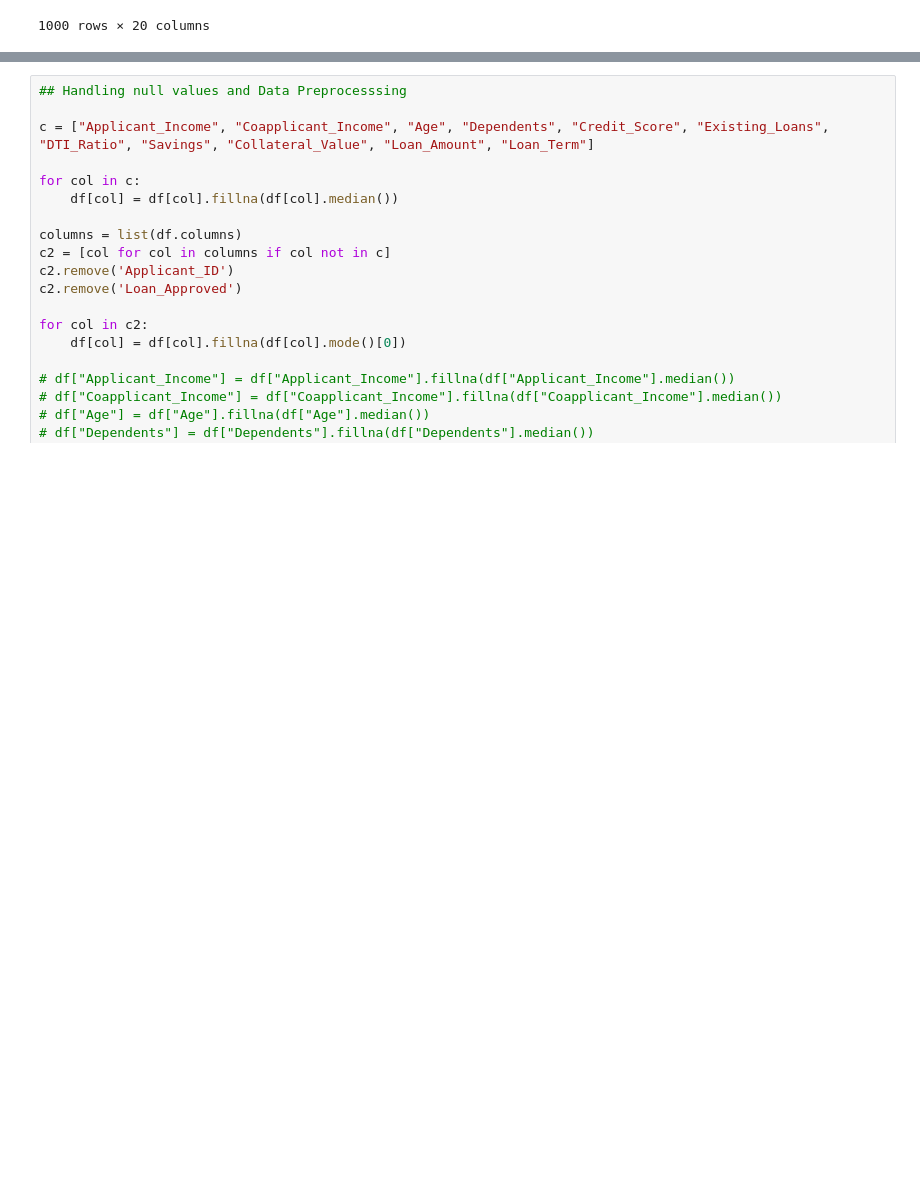
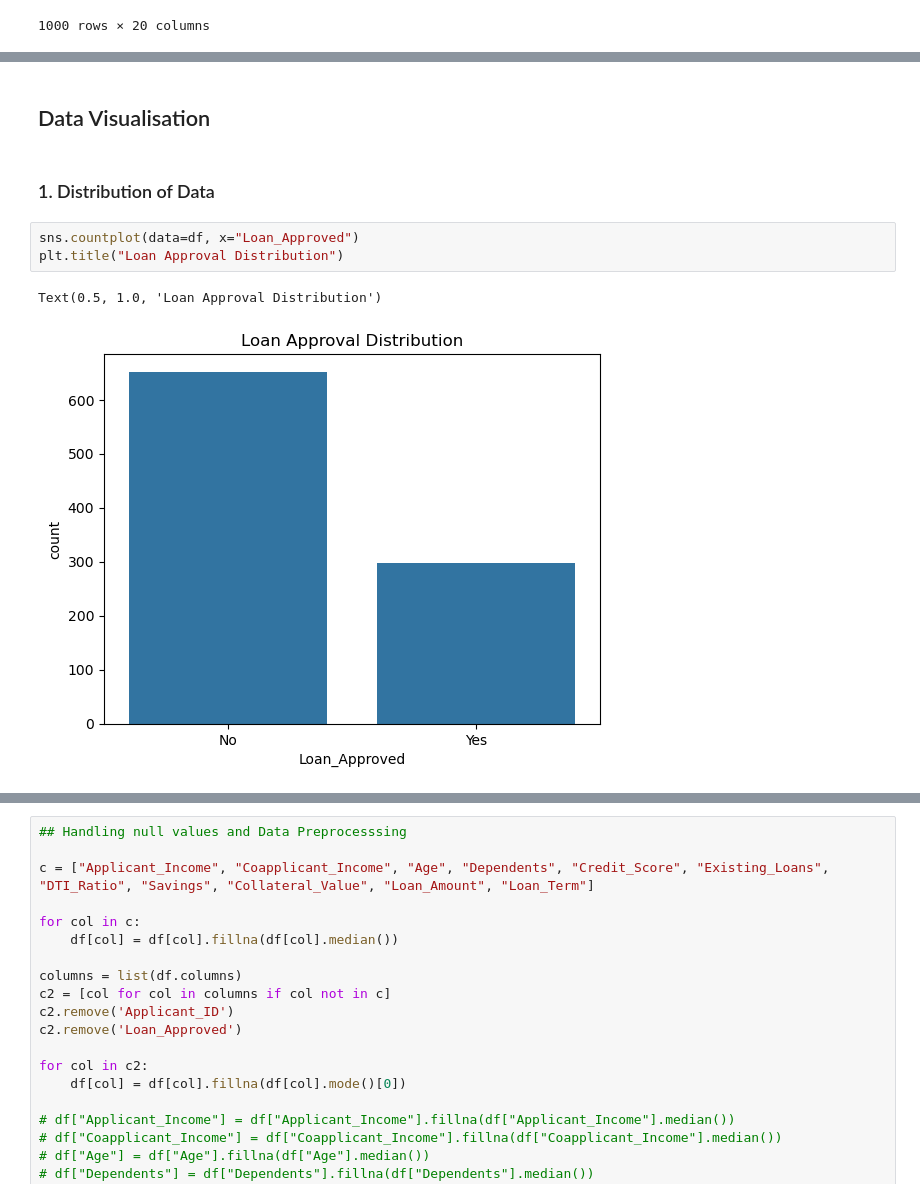
Before and after one commit to Vansh9zz/Loan-Approval-System, a Jupyter notebook: creditwise-loan-system.ipynb, the cells around one changed output, grey strips where cells are left out. Drawn from its saved outputs; the diff is of its cells as text; blank space fills up the shorter version.

```diff
--- a/creditwise-loan-system.ipynb
+++ b/creditwise-loan-system.ipynb
@@ -34,0 +61,10 @@ array(['No', 'Yes', nan], dtype=object)
+# %% [markdown]
+## Data Visualisation
+# %% [markdown]
+### 1. Distribution of Data
+# %%
+sns.countplot(data=df, x="Loan_Approved")
+plt.title("Loan Approval Distribution")
+# %% [output]
+Text(0.5, 1.0, 'Loan Approval Distribution')
+[figure, added]
```
Also changed, not shown: parts of 20 cells of this notebook, 1 other file.
